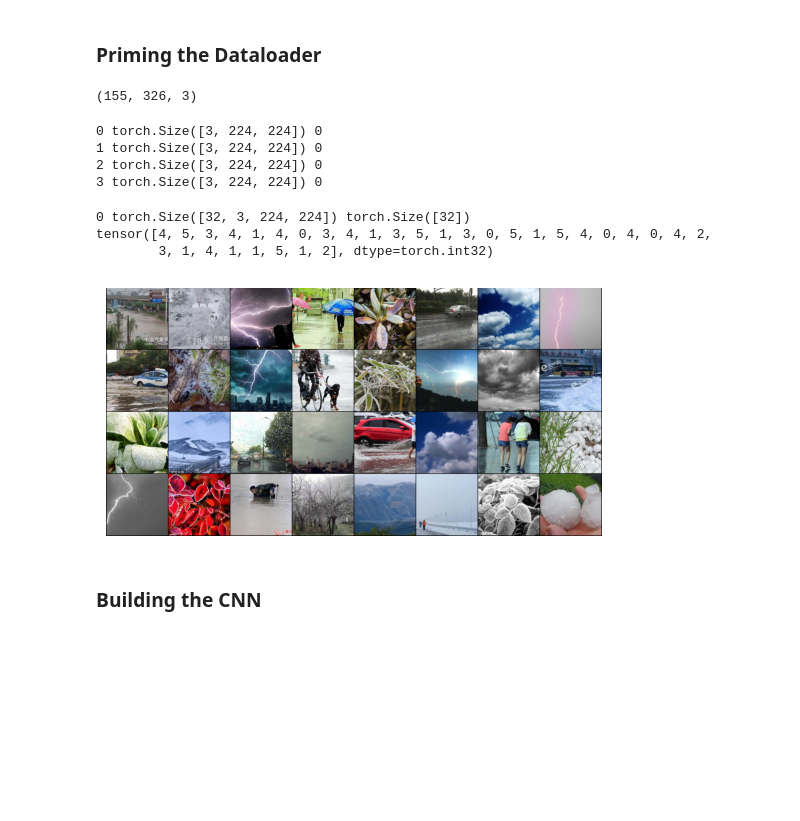
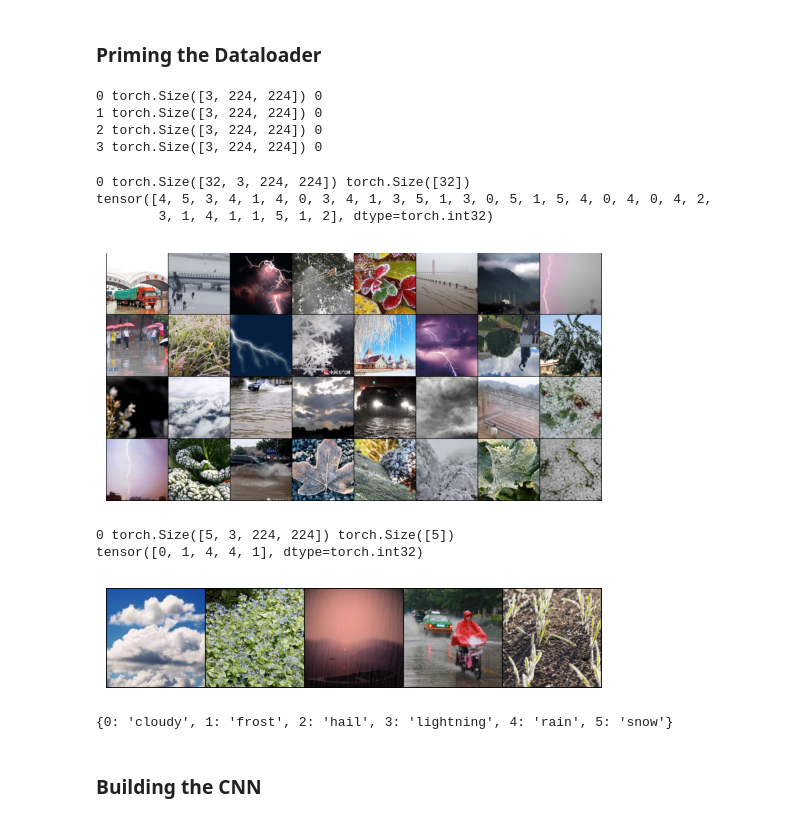
Before and after one commit to ktsorensenWX/PyTorch-WX-Classification, a Jupyter notebook: wx_PyTorch.ipynb, the cells around one changed output. Cells and saved outputs as stored; diff of their text form; code cells hidden in the pictures; blank space fills up the shorter version.

```diff
--- a/wx_PyTorch.ipynb
+++ b/wx_PyTorch.ipynb
@@ -406,7 +412,7 @@ class ToTensor(object):
 
         # Arrays and Tensors are nearly identical, just the color channel is in a different spot
         image = image.transpose((2, 0, 1))
-        return {"image": torch.from_numpy(image), "event": label}
+        return {"image": torch.from_numpy(np.float32(image)), "event": label}
 # %%
 # Transformations
 rescale = Rescale(256)
@@ -443,17 +447,9 @@ testWX_modeling = weatherImageDataset(imgs,
                             transform=transforms.Compose([
                                     Rescale(256),
                                     RandomCrop(224),
-                                    ToTensor()
+                                    ToTensor(),
+                                    # transforms.Normalize((0.5, 0.5, 0.5), (0.5, 0.5, 0.5))
                                 ]))
-# %%
-img_num = 112
-plt.imshow(plt.imread(imgs["Images"][img_num]))
-plt.title(imgs["Images"][img_num])
-plt.tight_layout()
-
-print(io.imread(imgs["Images"][img_num]).shape)
-# %% [output]
-(155, 326, 3)
 # %%
 # Loop through some test images
 for i, sample in enumerate(testWX_modeling):
@@ -486,42 +482,65 @@ if shuffle_dataset :
 train_indices, val_indices = indices[split:], indices[:split]
 # %%
 # Define the dataloaders - wrapping and iterable around the dataset
+val_batch = (len(train_indices)//len(val_indices))
+
 train_loader = DataLoader(dataset=testWX_modeling, batch_size=batch_size,
                             num_workers=0, sampler=train_indices)
-val_loader = DataLoader(dataset=testWX_modeling, batch_size=batch_size,
+
+# I want a ratio batch for validation to pair with the training
+val_loader = DataLoader(dataset=testWX_modeling, batch_size=val_batch,
                             num_workers=0, sampler=val_indices)
 # %%
 """
 Reference:
     * dataset: The dataset being used
     * batch_size: How many images will be in each batch that's passed into the model
     * shuffle: Shuffles images in the dataset for different batches each time
     * num_workers: Number of subprocesses used when loading the data
 """
 
 # Helper function to show a batch
 def wx_image_batch(batch):
     images_batch = batch['image']
 
     grid = utils.make_grid(images_batch)
     plt.imshow(grid.numpy().transpose((1, 2, 0)))
 
 for i_batch, batch in enumerate(train_loader):
     print(i_batch, batch['image'].size(), batch['event'].size())
     print(batch["event"])
     # observe 1 batch with the images & labels
     if i_batch == 0:
         plt.figure()
         wx_image_batch(batch)
         plt.axis('off')
         plt.ioff()
         plt.show()
         break
+
+for i_batch, batch in enumerate(val_loader):
+    print(i_batch, batch['image'].size(), batch['event'].size())
+    print(batch["event"])
+    # observe 1 batch with the images & labels
+    if i_batch == 0:
+        plt.figure()
+        wx_image_batch(batch)
+        plt.axis('off')
+        plt.ioff()
+        plt.show()
+        break
 # %% [output]
 0 torch.Size([32, 3, 224, 224]) torch.Size([32])
 tensor([4, 5, 3, 4, 1, 4, 0, 3, 4, 1, 3, 5, 1, 3, 0, 5, 1, 5, 4, 0, 4, 0, 4, 2,
         3, 1, 4, 1, 1, 5, 1, 2], dtype=torch.int32)
-[figure, old version]
+[figure, new version]
+0 torch.Size([5, 3, 224, 224]) torch.Size([5])
+tensor([0, 1, 4, 4, 1], dtype=torch.int32)
+[figure, added]
+# %%
+label_dict
+# %% [output]
+{0: 'cloudy', 1: 'frost', 2: 'hail', 3: 'lightning', 4: 'rain', 5: 'snow'}
 # %% [markdown]
 ### Building the CNN
 # %%
```
Also changed, not shown: parts of 15 cells of this notebook, 1 other file.
